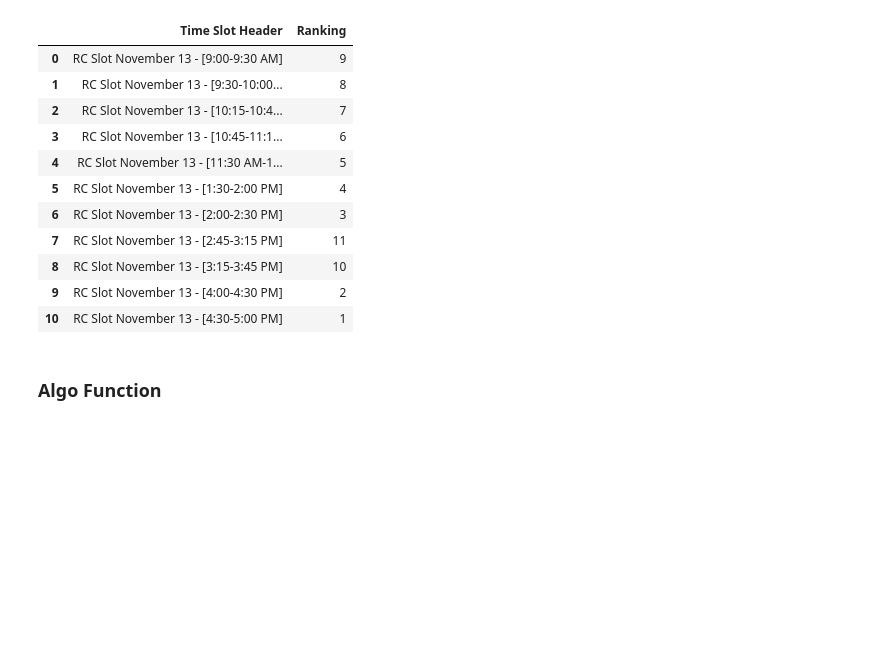
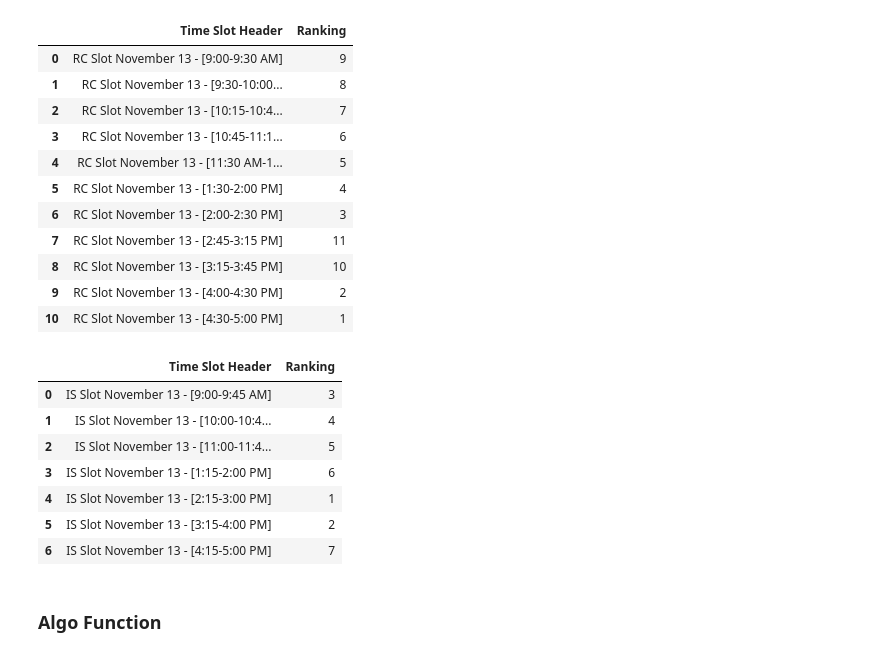
Before and after one commit to DenzDy/capes-interview-scheduler, a Jupyter notebook: scheduler.ipynb, the cells around one changed output. Saved outputs shown, nothing was run; the diff lists cells and outputs as text; code cells hidden in the pictures; blank space fills up the shorter version.

```diff
--- a/scheduler.ipynb
+++ b/scheduler.ipynb
@@ -418,5 +420,6 @@ interviewer_availability_dict : dict[str, dict[str, list[Interviewer]]]= {
 # %% [markdown]
 ### Book Interviewees to Timeslots for RC
 # %%
-filter_first_day_rc = interviewee_df[interviewee_df['What is your most preferred date?  [Resume Consultation (RC)]'].str.contains('November 13')]
+# filter_first_day_rc = interviewee_df[interviewee_df['What is your most preferred date?  [Resume Consultation (RC)]'].str.contains('November 13')]
+filter_first_day_rc = interviewee_df.sort_values(by='What is your most preferred date?  [Resume Consultation (RC)]', key= lambda col : col == 'November 13')
 # %% [markdown]
@@ -443,6 +446,24 @@ melted_df
 | 8 | RC Slot November 13 - [3:15-3:45 PM] | 10 |
 | 9 | RC Slot November 13 - [4:00-4:30 PM] | 2 |
 | 10 | RC Slot November 13 - [4:30-5:00 PM] | 1 |
+# %%
+sanity_check_df = filter_first_day_rc[filter_first_day_rc['Name'].str.contains('Leevan Hernandez')]
+scores_series = sanity_check_df[sanity_check_df.columns[sanity_check_df.columns.str.contains(f'IS Slot November 13')]]
+melted_df = scores_series.melt(
+    ignore_index=False,
+    var_name='Time Slot Header',
+    value_name='Ranking'
+).reset_index(drop=True)
+melted_df
+# %% [output]
+|  | Time Slot Header | Ranking |
+| 0 | IS Slot November 13 - [9:00-9:45 AM] | 3 |
+| 1 | IS Slot November 13 - [10:00-10:4... | 4 |
+| 2 | IS Slot November 13 - [11:00-11:4... | 5 |
+| 3 | IS Slot November 13 - [1:15-2:00 PM] | 6 |
+| 4 | IS Slot November 13 - [2:15-3:00 PM] | 1 |
+| 5 | IS Slot November 13 - [3:15-4:00 PM] | 2 |
+| 6 | IS Slot November 13 - [4:15-5:00 PM] | 7 |
 # %% [markdown]
 ### Algo Function
 # %%
```
Also changed, not shown: parts of 8 cells of this notebook.
